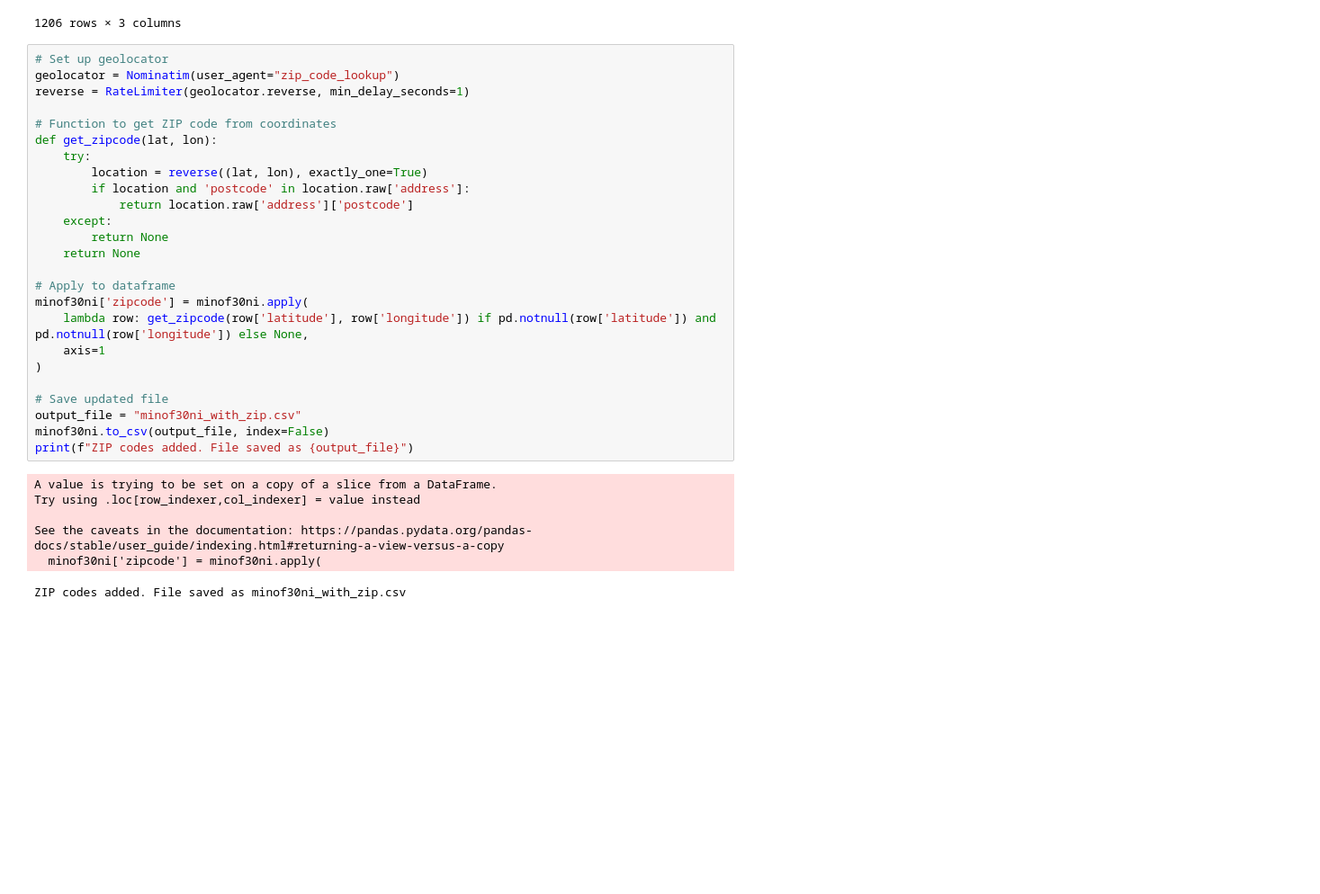
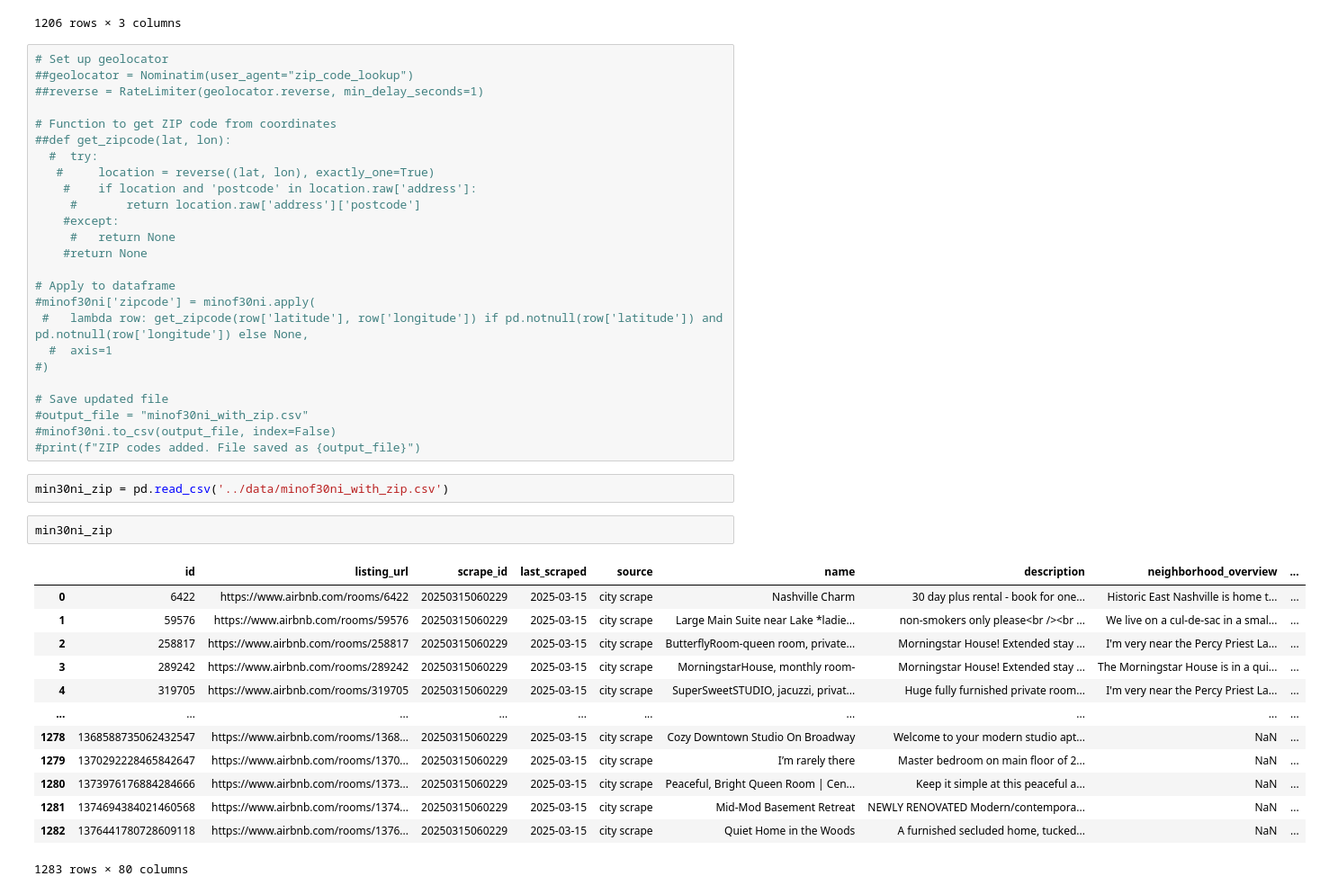
Before and after one commit to jacobvogs/Airbnb-Listings-in-Nash, a Jupyter notebook: notebook/capstone.ipynb, the cells around one changed output. Shown: that part at 90% size. Saved outputs shown, nothing was run; the diff lists cells and outputs as text; blank space fills up the shorter version.

```diff
--- a/notebook/capstone.ipynb
+++ b/notebook/capstone.ipynb
@@ -244,33 +244,44 @@ latnlongairbnb
 1206 rows × 3 columns
 # %%
 # Set up geolocator
-geolocator = Nominatim(user_agent="zip_code_lookup")
-reverse = RateLimiter(geolocator.reverse, min_delay_seconds=1)
+##geolocator = Nominatim(user_agent="zip_code_lookup")
+##reverse = RateLimiter(geolocator.reverse, min_delay_seconds=1)
 
 # Function to get ZIP code from coordinates
-def get_zipcode(lat, lon):
-    try:
-        location = reverse((lat, lon), exactly_one=True)
-        if location and 'postcode' in location.raw['address']:
-            return location.raw['address']['postcode']
-    except:
-        return None
-    return None
+##def get_zipcode(lat, lon):
+  #  try:
+   #     location = reverse((lat, lon), exactly_one=True)
+    #    if location and 'postcode' in location.raw['address']:
+     #       return location.raw['address']['postcode']
+    #except:
+     #   return None
+    #return None
 
 # Apply to dataframe
-minof30ni['zipcode'] = minof30ni.apply(
-    lambda row: get_zipcode(row['latitude'], row['longitude']) if pd.notnull(row['latitude']) and pd.notnull(row['longitude']) else None,
-    axis=1
-)
+#minof30ni['zipcode'] = minof30ni.apply(
+ #   lambda row: get_zipcode(row['latitude'], row['longitude']) if pd.notnull(row['latitude']) and pd.notnull(row['longitude']) else None,
+  #  axis=1
+#)
 
 # Save updated file
-output_file = "minof30ni_with_zip.csv"
-minof30ni.to_csv(output_file, index=False)
-print(f"ZIP codes added. File saved as {output_file}")
+#output_file = "minof30ni_with_zip.csv"
+#minof30ni.to_csv(output_file, index=False)
+#print(f"ZIP codes added. File saved as {output_file}")
-# %% [output]
-A value is trying to be set on a copy of a slice from a DataFrame.
-Try using .loc[row_indexer,col_indexer] = value instead
-
-See the caveats in the documentation: https://pandas.pydata.org/pandas-docs/stable/user_guide/indexing.html#returning-a-view-versus-a-copy
-  minof30ni['zipcode'] = minof30ni.apply(
-ZIP codes added. File saved as minof30ni_with_zip.csv
+# %%
+min30ni_zip = pd.read_csv('../data/minof30ni_with_zip.csv')
+# %%
+min30ni_zip
+# %% [output]
+|  | id | listing_url | scrape_id | last_scraped | source | name | description | neighborhood_overview | ... |
+| 0 | 6422 | https://www.airbnb.com/rooms/6422 | 20250315060229 | 2025-03-15 | city scrape | Nashville Charm | 30 day plus rental - book for one... | Historic East Nashville is home t... | ... |
+| 1 | 59576 | https://www.airbnb.com/rooms/59576 | 20250315060229 | 2025-03-15 | city scrape | Large Main Suite near Lake *ladie... | non-smokers only please<br /><br ... | We live on a cul-de-sac in a smal... | ... |
+| 2 | 258817 | https://www.airbnb.com/rooms/258817 | 20250315060229 | 2025-03-15 | city scrape | ButterflyRoom-queen room, private... | Morningstar House! Extended stay ... | I'm very near the Percy Priest La... | ... |
+| 3 | 289242 | https://www.airbnb.com/rooms/289242 | 20250315060229 | 2025-03-15 | city scrape | MorningstarHouse, monthly room- | Morningstar House! Extended stay ... | The Morningstar House is in a qui... | ... |
+| 4 | 319705 | https://www.airbnb.com/rooms/319705 | 20250315060229 | 2025-03-15 | city scrape | SuperSweetSTUDIO, jacuzzi, privat... | Huge fully furnished private room... | I'm very near the Percy Priest La... | ... |
+| ... | ... | ... | ... | ... | ... | ... | ... | ... | ... |
+| 1278 | 1368588735062432547 | https://www.airbnb.com/rooms/1368... | 20250315060229 | 2025-03-15 | city scrape | Cozy Downtown Studio On Broadway | Welcome to your modern studio apt... | NaN | ... |
+| 1279 | 1370292228465842647 | https://www.airbnb.com/rooms/1370... | 20250315060229 | 2025-03-15 | city scrape | I’m rarely there | Master bedroom on main floor of 2... | NaN | ... |
+| 1280 | 1373976176884284666 | https://www.airbnb.com/rooms/1373... | 20250315060229 | 2025-03-15 | city scrape | Peaceful, Bright Queen Room | Cen... | Keep it simple at this peaceful a... | NaN | ... |
+| 1281 | 1374694384021460568 | https://www.airbnb.com/rooms/1374... | 20250315060229 | 2025-03-15 | city scrape | Mid-Mod Basement Retreat | NEWLY RENOVATED Modern/contempora... | NaN | ... |
+| 1282 | 1376441780728609118 | https://www.airbnb.com/rooms/1376... | 20250315060229 | 2025-03-15 | city scrape | Quiet Home in the Woods | A furnished secluded home, tucked... | NaN | ... |
+1283 rows × 80 columns
```
Also changed, not shown: parts of 2 cells of this notebook.
